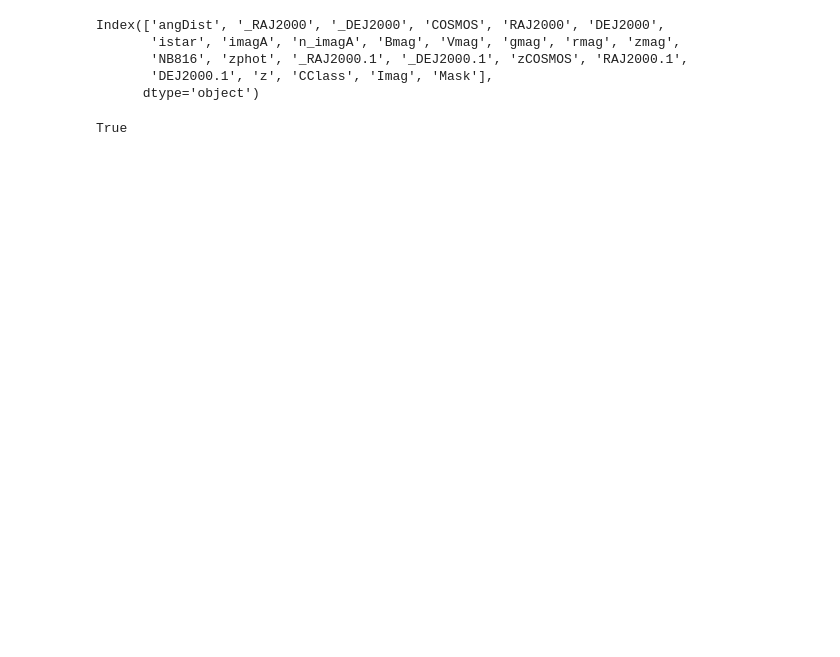
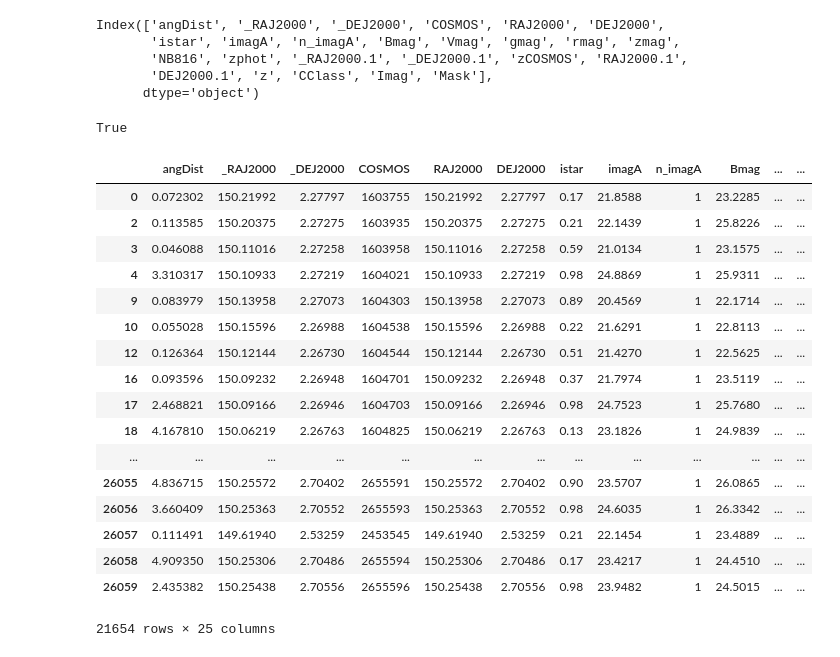
Before and after one commit to lialubit/Redshift, a Jupyter notebook: redshift.ipynb, the cells around one changed output. Drawn from its saved outputs; the diff is of its cells as text; code cells hidden in the pictures; blank space fills up the shorter version.

```diff
--- a/redshift.ipynb
+++ b/redshift.ipynb
@@ -187,0 +168,31 @@ cosmos_and_zcosmos_cross_match11 = cosmos_and_zcosmos_cross_match10.query('imagA
+# %%
+#removal of abnormal placeholder values
+cosmos_and_zcosmos_cross_match1[(cosmos_and_zcosmos_cross_match1.Bmag > 0.00)
+                                & (cosmos_and_zcosmos_cross_match1.Imag > 0.00)
+                                & (cosmos_and_zcosmos_cross_match1.imagA > 0.00)
+                                & (cosmos_and_zcosmos_cross_match1.z > 0.00)
+                                & (cosmos_and_zcosmos_cross_match1.zphot > 0.00)
+                                & (cosmos_and_zcosmos_cross_match1.zmag > 0.00)
+                                & (cosmos_and_zcosmos_cross_match1.Vmag > 0.00)
+                                & (cosmos_and_zcosmos_cross_match1.gmag > 0.00)
+                                & (cosmos_and_zcosmos_cross_match1.rmag > 0.00)
+                                & (cosmos_and_zcosmos_cross_match1.istar > 0.00)]
+# %% [output]
+|  | angDist | _RAJ2000 | _DEJ2000 | COSMOS | RAJ2000 | DEJ2000 | istar | imagA | n_imagA | Bmag | ... | ... |
+| 0 | 0.072302 | 150.21992 | 2.27797 | 1603755 | 150.21992 | 2.27797 | 0.17 | 21.8588 | 1 | 23.2285 | ... | ... |
+| 2 | 0.113585 | 150.20375 | 2.27275 | 1603935 | 150.20375 | 2.27275 | 0.21 | 22.1439 | 1 | 25.8226 | ... | ... |
+| 3 | 0.046088 | 150.11016 | 2.27258 | 1603958 | 150.11016 | 2.27258 | 0.59 | 21.0134 | 1 | 23.1575 | ... | ... |
+| 4 | 3.310317 | 150.10933 | 2.27219 | 1604021 | 150.10933 | 2.27219 | 0.98 | 24.8869 | 1 | 25.9311 | ... | ... |
+| 9 | 0.083979 | 150.13958 | 2.27073 | 1604303 | 150.13958 | 2.27073 | 0.89 | 20.4569 | 1 | 22.1714 | ... | ... |
+| 10 | 0.055028 | 150.15596 | 2.26988 | 1604538 | 150.15596 | 2.26988 | 0.22 | 21.6291 | 1 | 22.8113 | ... | ... |
+| 12 | 0.126364 | 150.12144 | 2.26730 | 1604544 | 150.12144 | 2.26730 | 0.51 | 21.4270 | 1 | 22.5625 | ... | ... |
+| 16 | 0.093596 | 150.09232 | 2.26948 | 1604701 | 150.09232 | 2.26948 | 0.37 | 21.7974 | 1 | 23.5119 | ... | ... |
+| 17 | 2.468821 | 150.09166 | 2.26946 | 1604703 | 150.09166 | 2.26946 | 0.98 | 24.7523 | 1 | 25.7680 | ... | ... |
+| 18 | 4.167810 | 150.06219 | 2.26763 | 1604825 | 150.06219 | 2.26763 | 0.13 | 23.1826 | 1 | 24.9839 | ... | ... |
+| ... | ... | ... | ... | ... | ... | ... | ... | ... | ... | ... | ... | ... |
+| 26055 | 4.836715 | 150.25572 | 2.70402 | 2655591 | 150.25572 | 2.70402 | 0.90 | 23.5707 | 1 | 26.0865 | ... | ... |
+| 26056 | 3.660409 | 150.25363 | 2.70552 | 2655593 | 150.25363 | 2.70552 | 0.98 | 24.6035 | 1 | 26.3342 | ... | ... |
+| 26057 | 0.111491 | 149.61940 | 2.53259 | 2453545 | 149.61940 | 2.53259 | 0.21 | 22.1454 | 1 | 23.4889 | ... | ... |
+| 26058 | 4.909350 | 150.25306 | 2.70486 | 2655594 | 150.25306 | 2.70486 | 0.17 | 23.4217 | 1 | 24.4510 | ... | ... |
+| 26059 | 2.435382 | 150.25438 | 2.70556 | 2655596 | 150.25438 | 2.70556 | 0.98 | 23.9482 | 1 | 24.5015 | ... | ... |
+21654 rows × 25 columns
```
Also changed, not shown: parts of 19 cells of this notebook, 20 other files.
